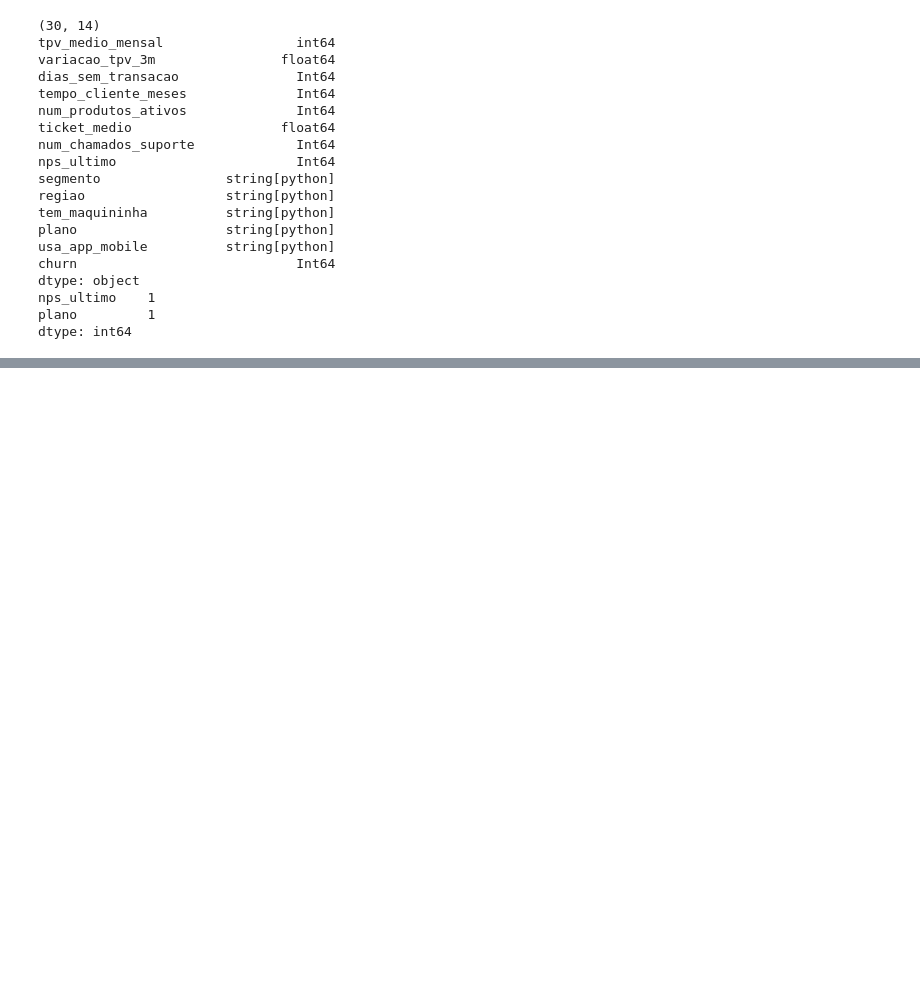
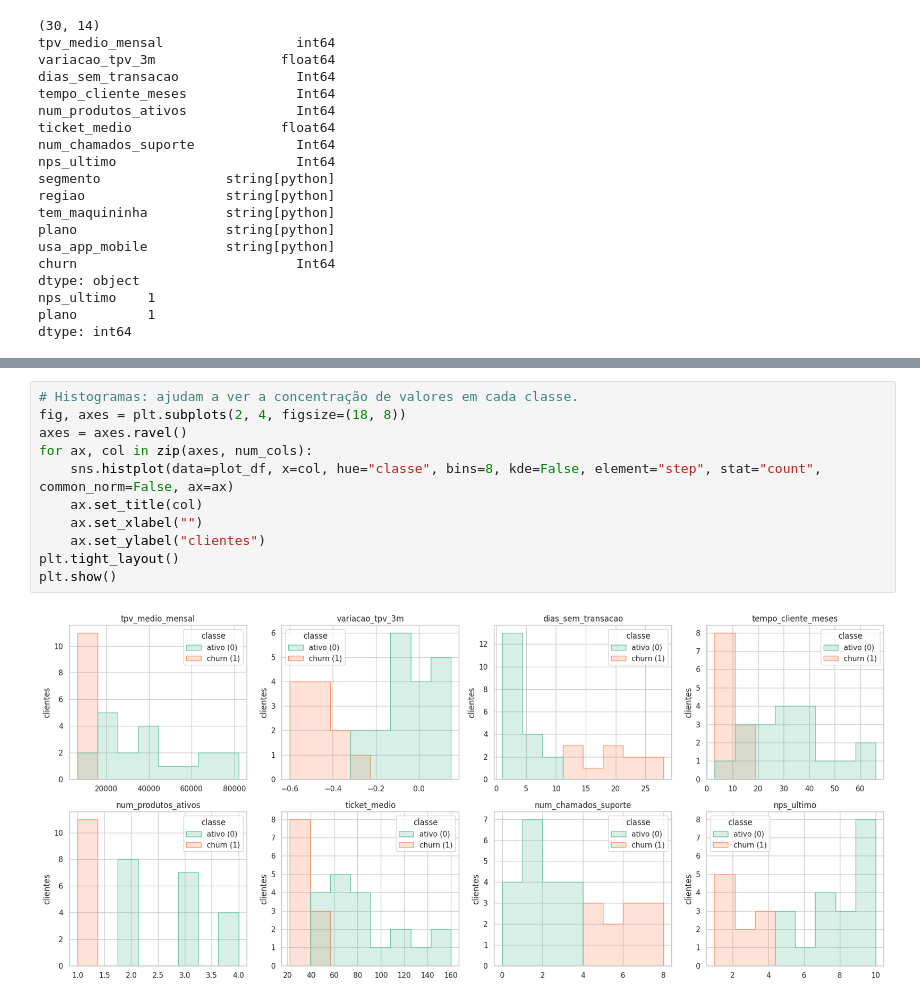
Before and after one commit to RitaLB/Stonelab-Churn-Clientes-AI, a Jupyter notebook: notebooks/stone_churn_clients.ipynb, the cells around one changed output, grey strips where cells are left out. Cells and saved outputs as stored; diff of their text form; blank space fills up the shorter version.

```diff
--- a/notebooks/stone_churn_clients.ipynb
+++ b/notebooks/stone_churn_clients.ipynb
@@ -248,0 +332,13 @@ Resumo: **bold text** como churn é minoria e é o que você quer detectar, mede
+# %%
+# Histogramas: ajudam a ver a concentração de valores em cada classe.
+fig, axes = plt.subplots(2, 4, figsize=(18, 8))
+axes = axes.ravel()
+for ax, col in zip(axes, num_cols):
+    sns.histplot(data=plot_df, x=col, hue="classe", bins=8, kde=False, element="step", stat="count", common_norm=False, ax=ax)
+    ax.set_title(col)
+    ax.set_xlabel("")
+    ax.set_ylabel("clientes")
+plt.tight_layout()
+plt.show()
+# %% [output]
+[figure, added]
```
Also changed, not shown: parts of 33 cells of this notebook, 4 other files.
